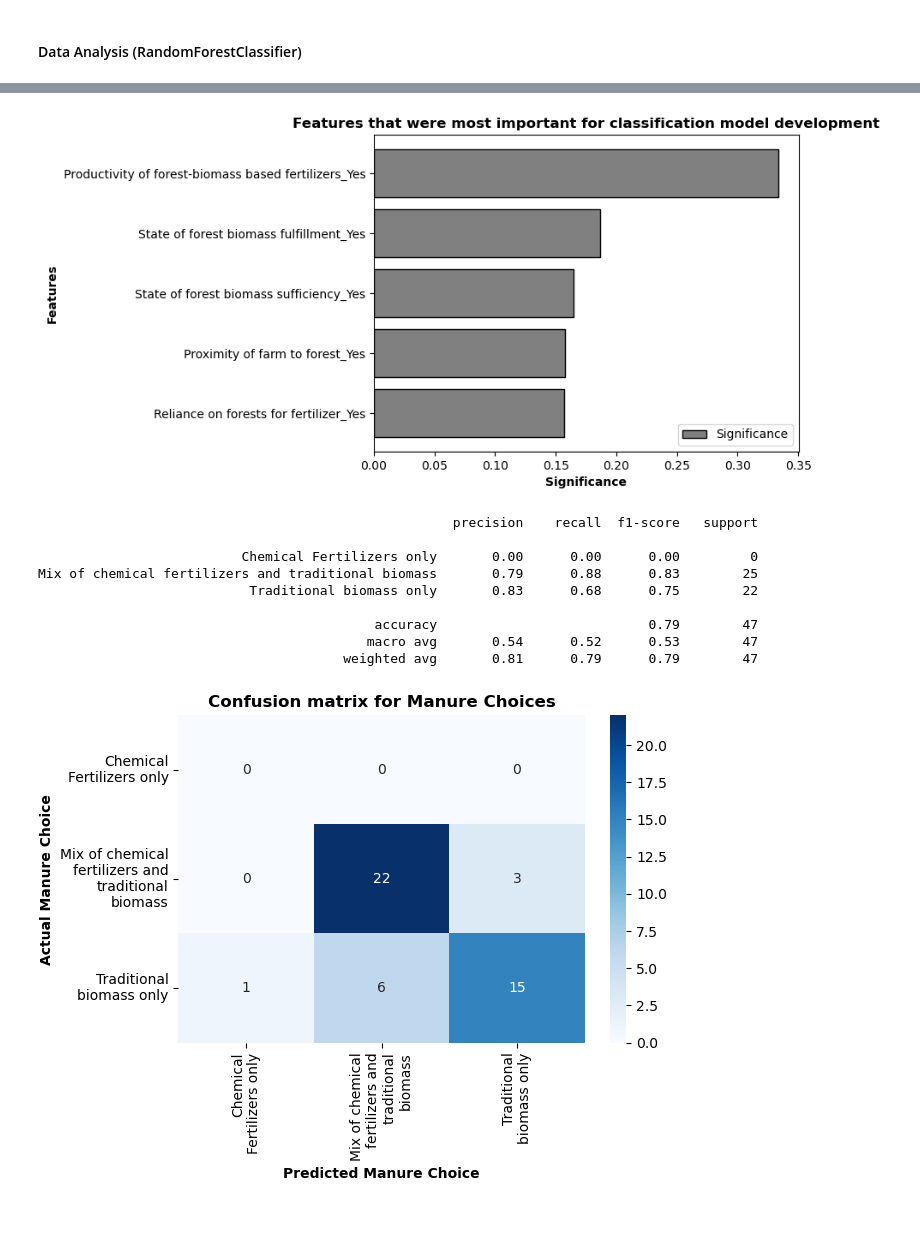
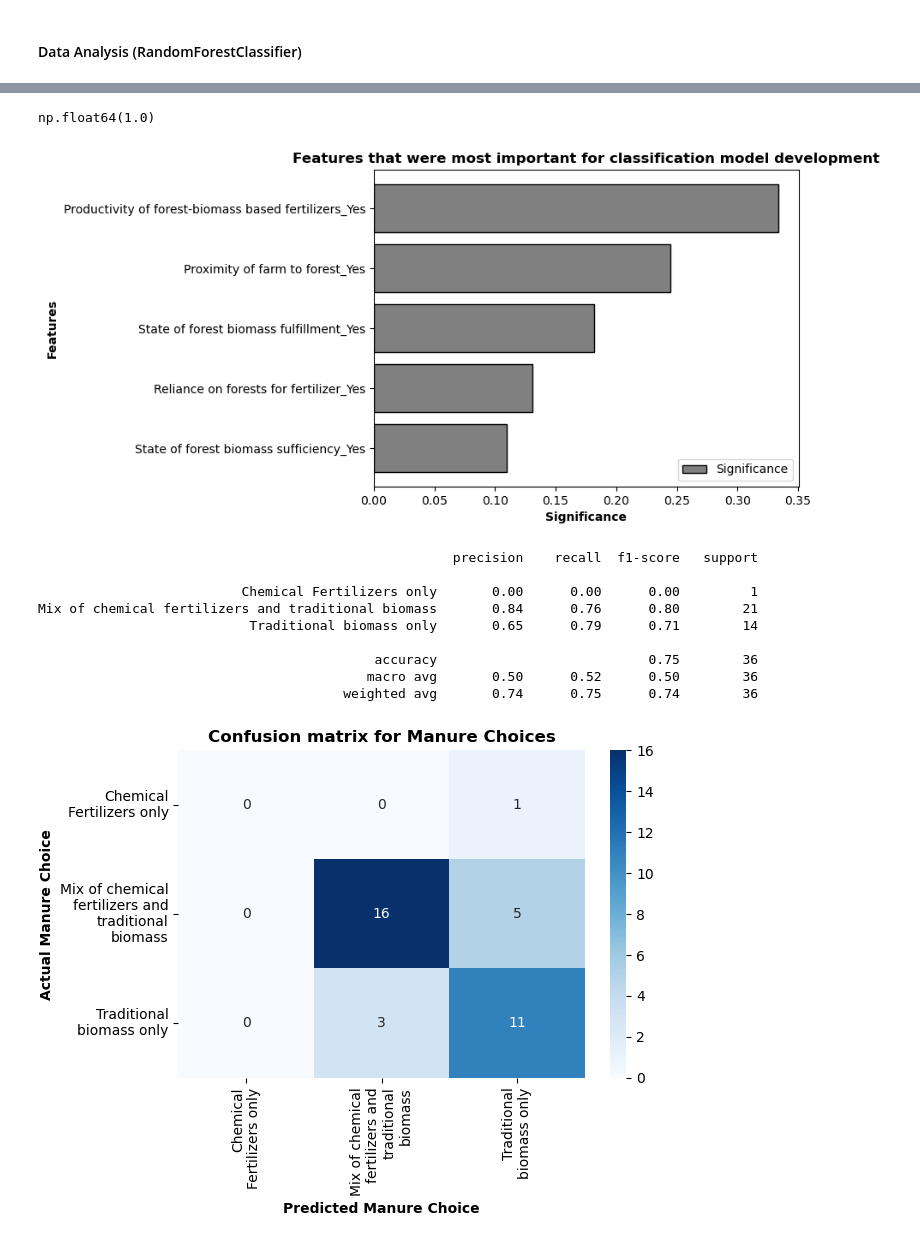
Before and after one commit to Prience91/Crop-and-Fertilizer-Choices, a Jupyter notebook: Forest_Manure.ipynb, the cells around one changed output, grey strips where cells are left out. Cells and saved outputs as stored; diff of their text form; code cells hidden in the pictures.

```diff
--- a/Forest_Manure.ipynb
+++ b/Forest_Manure.ipynb
@@ -539,7 +539,7 @@ x_data = Manure_choice.iloc[:, 0:5]
 y_data = Manure_choice["Manure Choice"]
 
 from sklearn.model_selection import train_test_split
-x_train_eval, x_test, y_train_eval, y_test = train_test_split(x_data, y_data, test_size = 0.40, random_state = 1, stratify = y_data)
-x_train, x_eval, y_train, y_eval = train_test_split(x_train_eval, y_train_eval, test_size = 0.40, random_state = 1)
+x_train_eval, x_test, y_train_eval, y_test = train_test_split(x_data, y_data, test_size = 0.30, random_state = 1, stratify = y_data)
+x_train, x_eval, y_train, y_eval = train_test_split(x_train_eval, y_train_eval, test_size = 0.30, random_state = 1)
 print(x_train.shape[0], x_eval.shape[0], x_test.shape[0], y_train.shape[0], y_eval.shape[0], y_test.shape[0])
 # %% [output]
@@ -646,6 +666,7 @@ import numpy as np
 maxfeatures = int(np.sqrt(encoded_x_train_df.shape[1]))
 
 from sklearn.ensemble import RandomForestClassifier
+from sklearn.metrics import log_loss
 Estimated = []
 estimators = np.arange(10,160,10)
 for estimates in estimators:
@@ -654,9 +675,9 @@ for estimates in estimators:
                                 max_depth=None,
                                 random_state=0)
     rf.fit(encoded_x_train_df, encoded_y_train_df)
-    Eval_score = rf.score(encoded_x_eval_df, encoded_y_eval_df)
+    encoded_y_eval_df_proba_hat = rf.predict_proba(encoded_x_eval_df)
+    Eval_score = log_loss(encoded_y_eval_df, encoded_y_eval_df_proba_hat)
     Estimated.append(Eval_score)
-print(maxfeatures)
+print(f"{maxfeatures} features are allowed per random tree in our model")
 print(Estimated)
-print(f"The R2score is {round((Estimated[1]*100), 2)} percent across all estimators")
 # %% [output]
@@ -688,12 +726,14 @@ plt.show()
 # %%
-#Now testing the predictiability of the classifier model in unseen test data
+#Now testing the predictiability of the classifier model in unseen test data with estimators that scored lowest log_loss
 from sklearn.ensemble import RandomForestClassifier
-rf = RandomForestClassifier(n_estimators=150,
+from sklearn.metrics import log_loss
+
+rf = RandomForestClassifier(n_estimators=10,
                             max_features=maxfeatures,
                             max_depth=None,
                             random_state = 0)
 rf.fit(encoded_x_train_df, encoded_y_train_df)
-score = rf.score(encoded_x_test_df, encoded_y_test_df)
+encoded_y_test_df_proba_hat = rf.predict_proba(encoded_x_test_df)
+score = log_loss(encoded_y_test_df, encoded_y_test_df_proba_hat)
 print(score)
-print(f"Our random forest classifer model was able to explain {round((score*100), 2)} percent of the variance in the unseen variables")
 # %% [output]
@@ -723,3 +781,8 @@ Feature_Importance
+# %%
+#Just to let know, the signficance value sum to one or one hundred percent
+Feature_Importance["Significance"].sum()
+# %% [output]
+np.float64(1.0)
 # %%
 #Now graphing the important features of the classifier model in bar graph
 import matplotlib as mpl
@@ -743,58 +806,58 @@ plt.show()
 #does not tell about the degree of reliance. Hence, its a common tradition to rely on forest to some degree. HGence, its more like a default state
 # than a decider.
 # %% [output]
-[figure, old version]
+[figure, new version]
 # %%
 #Now pursuing the classification reports and confusion matrix
 encoded_y_test_hat = rf.predict(encoded_x_test_df)
 unencoded_y_test_hat = label_encoder.inverse_transform(encoded_y_test_hat)
 
 from sklearn.metrics import classification_report
-print(classification_report(unencoded_y_test_hat, y_test))
+print(classification_report(y_test, unencoded_y_test_hat))
 # %% [output]
                                                      precision    recall  f1-score   support
 
-                          Chemical Fertilizers only       0.00      0.00      0.00         0
-Mix of chemical fertilizers and traditional biomass       0.79      0.88      0.83        25
-                           Traditional biomass only       0.83      0.68      0.75        22
+                          Chemical Fertilizers only       0.00      0.00      0.00         1
+Mix of chemical fertilizers and traditional biomass       0.84      0.76      0.80        21
+                           Traditional biomass only       0.65      0.79      0.71        14
 
-                                           accuracy                           0.79        47
-                                          macro avg       0.54      0.52      0.53        47
-                                       weighted avg       0.81      0.79      0.79        47
+                                           accuracy                           0.75        36
+                                          macro avg       0.50      0.52      0.50        36
+                                       weighted avg       0.74      0.75      0.74        36
 # %%
 #Now observing the accuracy of the predictions through confusion matrix
 from sklearn.metrics import confusion_matrix
 import seaborn as sns
-conf_matrix = confusion_matrix(unencoded_y_test_hat, y_test)
+conf_matrix = confusion_matrix(y_test, unencoded_y_test_hat,)
 
 fig, ax = plt.subplots()
 sns.heatmap(conf_matrix,
             annot = True,
             cmap = "Blues",
             xticklabels = label_encoder.classes_,
             yticklabels = label_encoder.classes_,
             ax = ax)
 ax.set_title("Confusion matrix for Manure Choices",
             fontsize = 12,
             fontweight = "bold")
 ax.set_xlabel("Predicted Manure Choice",
             fontweight = "bold")
 ax.set_ylabel("Actual Manure Choice",
             fontweight = "bold")
 
 xticklabels = ax.get_xticklabels()
 for label in xticklabels:
     label.set_wrap(True)
     label.set_ha("right")
     label.set_va("center")
 
 yticklabels = ax.get_yticklabels()
 for label in yticklabels:
     label.set_wrap(True)
     label.set_ha("right")
     label.set_va("center")
 
 plt.tight_layout()
 plt.show()
 # %% [output]
-[figure, old version]
+[figure, new version]
```
Also changed, not shown: parts of 13 cells of this notebook, 2 other files.
